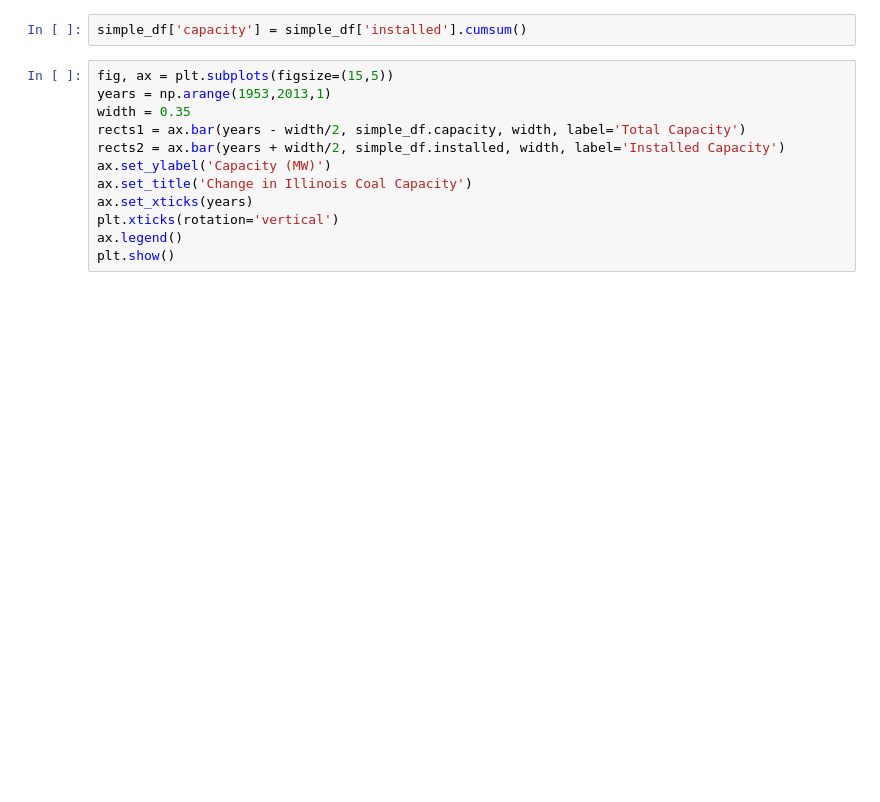
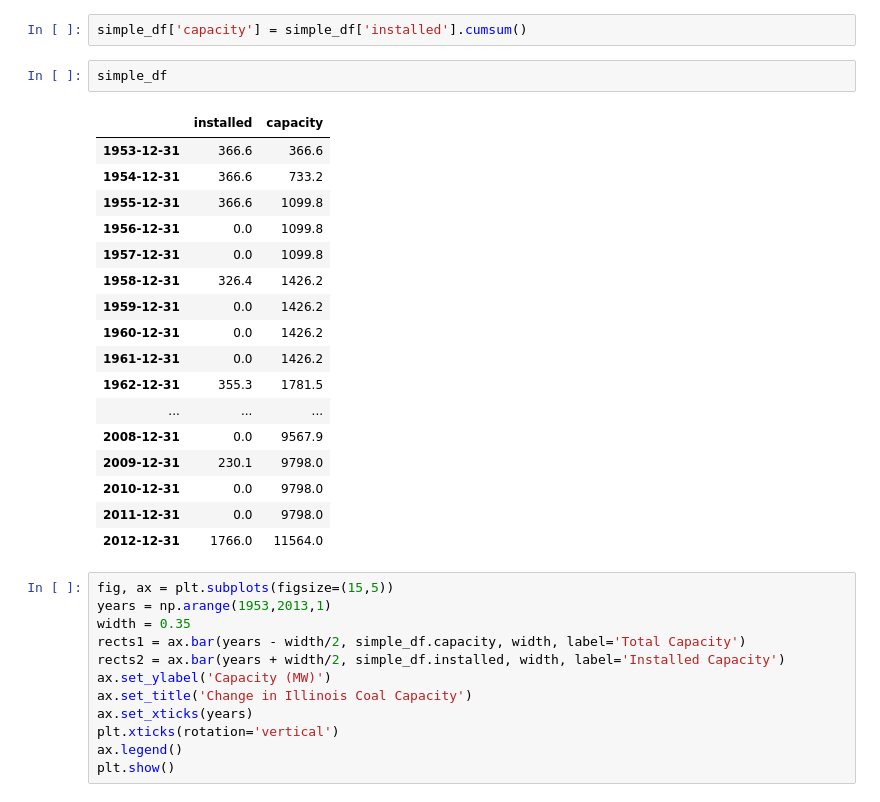
Before and after one commit to arfc/2021-04-nm-illinois, a Jupyter notebook: data/electric_capacity_illinois.ipynb, the cells around one changed output. Drawn from its saved outputs; the diff is of its cells as text; blank space fills up the shorter version.

Commit message:
prints the existing capacities in electricity_capacity_illinois

```diff
--- a/data/electric_capacity_illinois.ipynb
+++ b/data/electric_capacity_illinois.ipynb
@@ -113,6 +113,26 @@ simple_df.index = pd.to_datetime(simple_df.index, format='%Y')
 simple_df = simple_df.resample('Y').sum()
 # %%
 simple_df['capacity'] = simple_df['installed'].cumsum()
+# %%
+simple_df
+# %% [output]
+|  | installed | capacity |
+| 1953-12-31 | 366.6 | 366.6 |
+| 1954-12-31 | 366.6 | 733.2 |
+| 1955-12-31 | 366.6 | 1099.8 |
+| 1956-12-31 | 0.0 | 1099.8 |
+| 1957-12-31 | 0.0 | 1099.8 |
+| 1958-12-31 | 326.4 | 1426.2 |
+| 1959-12-31 | 0.0 | 1426.2 |
+| 1960-12-31 | 0.0 | 1426.2 |
+| 1961-12-31 | 0.0 | 1426.2 |
+| 1962-12-31 | 355.3 | 1781.5 |
+| ... | ... | ... |
+| 2008-12-31 | 0.0 | 9567.9 |
+| 2009-12-31 | 230.1 | 9798.0 |
+| 2010-12-31 | 0.0 | 9798.0 |
+| 2011-12-31 | 0.0 | 9798.0 |
+| 2012-12-31 | 1766.0 | 11564.0 |
 # %%
 fig, ax = plt.subplots(figsize=(15,5))
 years = np.arange(1953,2013,1)
```
Also changed, not shown: parts of 1 cell of this notebook.
